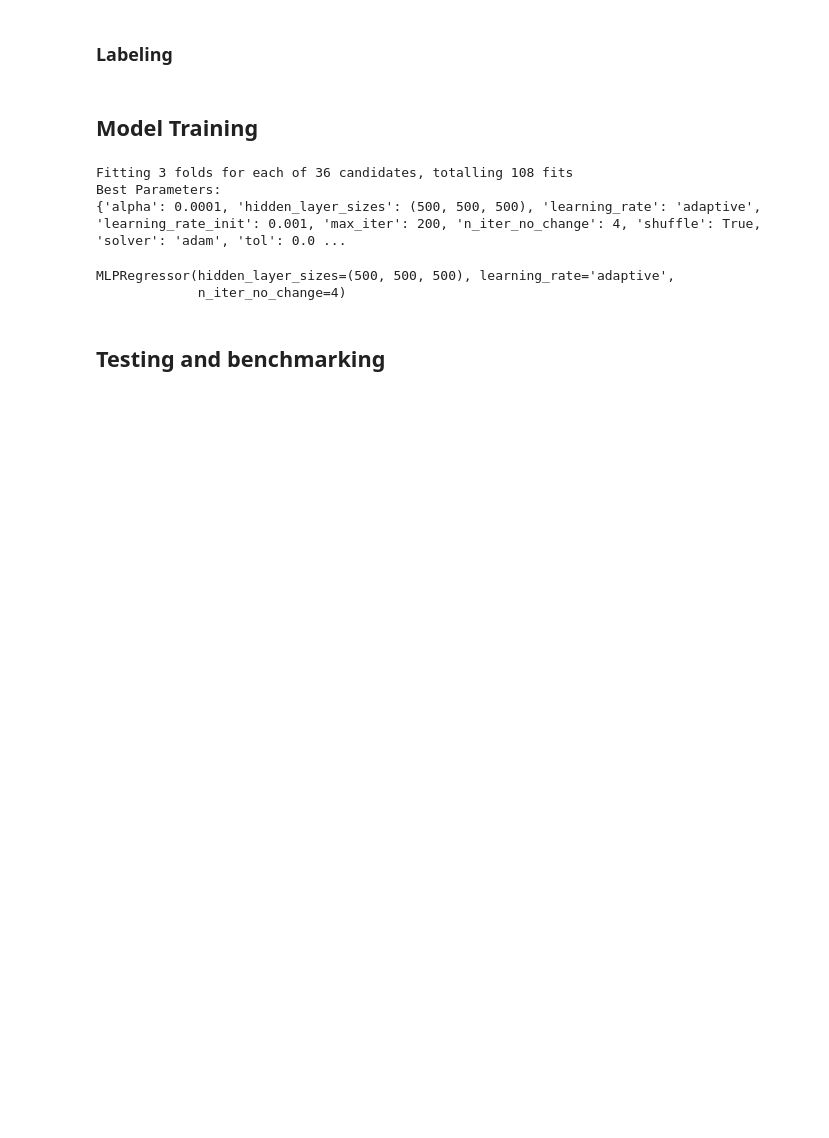
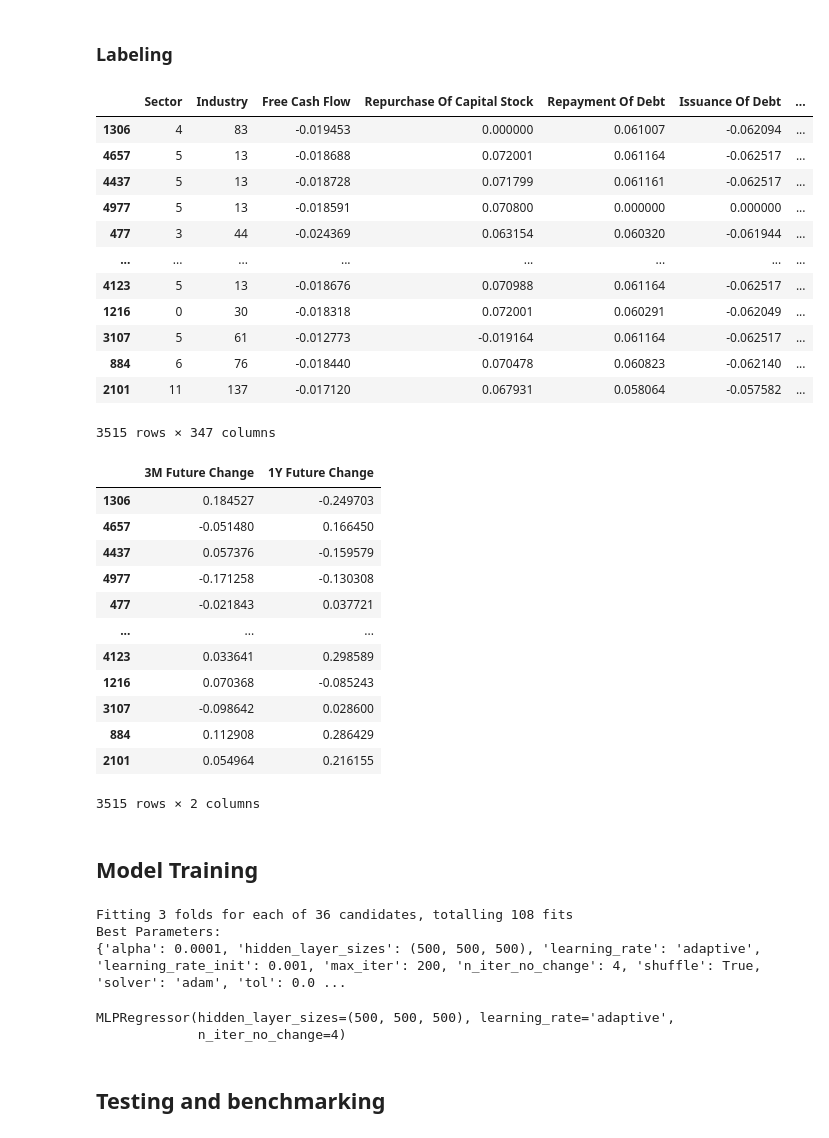
Before and after one commit to P1N60/Uni, a Jupyter notebook: VS-Code/Side-Projects/money_printer/Notebooks/money_printer.ipynb, the cells around one changed output. Drawn from its saved outputs; the diff is of its cells as text; code cells hidden in the pictures; blank space fills up the shorter version.

```diff
--- a/VS-Code/Side-Projects/money_printer/Notebooks/money_printer.ipynb
+++ b/VS-Code/Side-Projects/money_printer/Notebooks/money_printer.ipynb
@@ -246,16 +222,46 @@ Train and Test Data:
 # %% [markdown]
 ### Labeling
 # %%
-X_pred = pred_data.drop(['Date', '1 Year Future Change'], axis=1)
-X_train = train_data.drop(['Date', '1 Year Future Change'], axis=1)
-y_train = train_data['1 Year Future Change']
+X_pred = pred_data.drop(['Date', 'Ticker', '3M Future Change', '1Y Future Change'], axis=1)
+X_train = train_data.drop(['Date', 'Ticker', '3M Future Change', '1Y Future Change'], axis=1)
+y_train = train_data[['3M Future Change', '1Y Future Change']]
 
 X_train, X_test, y_train, y_test = train_test_split(
     X_train,
     y_train,
     test_size=0.15,
     shuffle=True,
 )
+
+display(X_train)
+display(y_train)
+# %% [output]
+|  | Sector | Industry | Free Cash Flow | Repurchase Of Capital Stock | Repayment Of Debt | Issuance Of Debt | ... |
+| 1306 | 4 | 83 | -0.019453 | 0.000000 | 0.061007 | -0.062094 | ... |
+| 4657 | 5 | 13 | -0.018688 | 0.072001 | 0.061164 | -0.062517 | ... |
+| 4437 | 5 | 13 | -0.018728 | 0.071799 | 0.061161 | -0.062517 | ... |
+| 4977 | 5 | 13 | -0.018591 | 0.070800 | 0.000000 | 0.000000 | ... |
+| 477 | 3 | 44 | -0.024369 | 0.063154 | 0.060320 | -0.061944 | ... |
+| ... | ... | ... | ... | ... | ... | ... | ... |
+| 4123 | 5 | 13 | -0.018676 | 0.070988 | 0.061164 | -0.062517 | ... |
+| 1216 | 0 | 30 | -0.018318 | 0.072001 | 0.060291 | -0.062049 | ... |
+| 3107 | 5 | 61 | -0.012773 | -0.019164 | 0.061164 | -0.062517 | ... |
+| 884 | 6 | 76 | -0.018440 | 0.070478 | 0.060823 | -0.062140 | ... |
+| 2101 | 11 | 137 | -0.017120 | 0.067931 | 0.058064 | -0.057582 | ... |
+3515 rows × 347 columns
+|  | 3M Future Change | 1Y Future Change |
+| 1306 | 0.184527 | -0.249703 |
+| 4657 | -0.051480 | 0.166450 |
+| 4437 | 0.057376 | -0.159579 |
+| 4977 | -0.171258 | -0.130308 |
+| 477 | -0.021843 | 0.037721 |
+| ... | ... | ... |
+| 4123 | 0.033641 | 0.298589 |
+| 1216 | 0.070368 | -0.085243 |
+| 3107 | -0.098642 | 0.028600 |
+| 884 | 0.112908 | 0.286429 |
+| 2101 | 0.054964 | 0.216155 |
+3515 rows × 2 columns
 # %% [markdown]
 ## Model Training
 # %%
```
Also changed, not shown: parts of 9 cells of this notebook, 5 other files.
